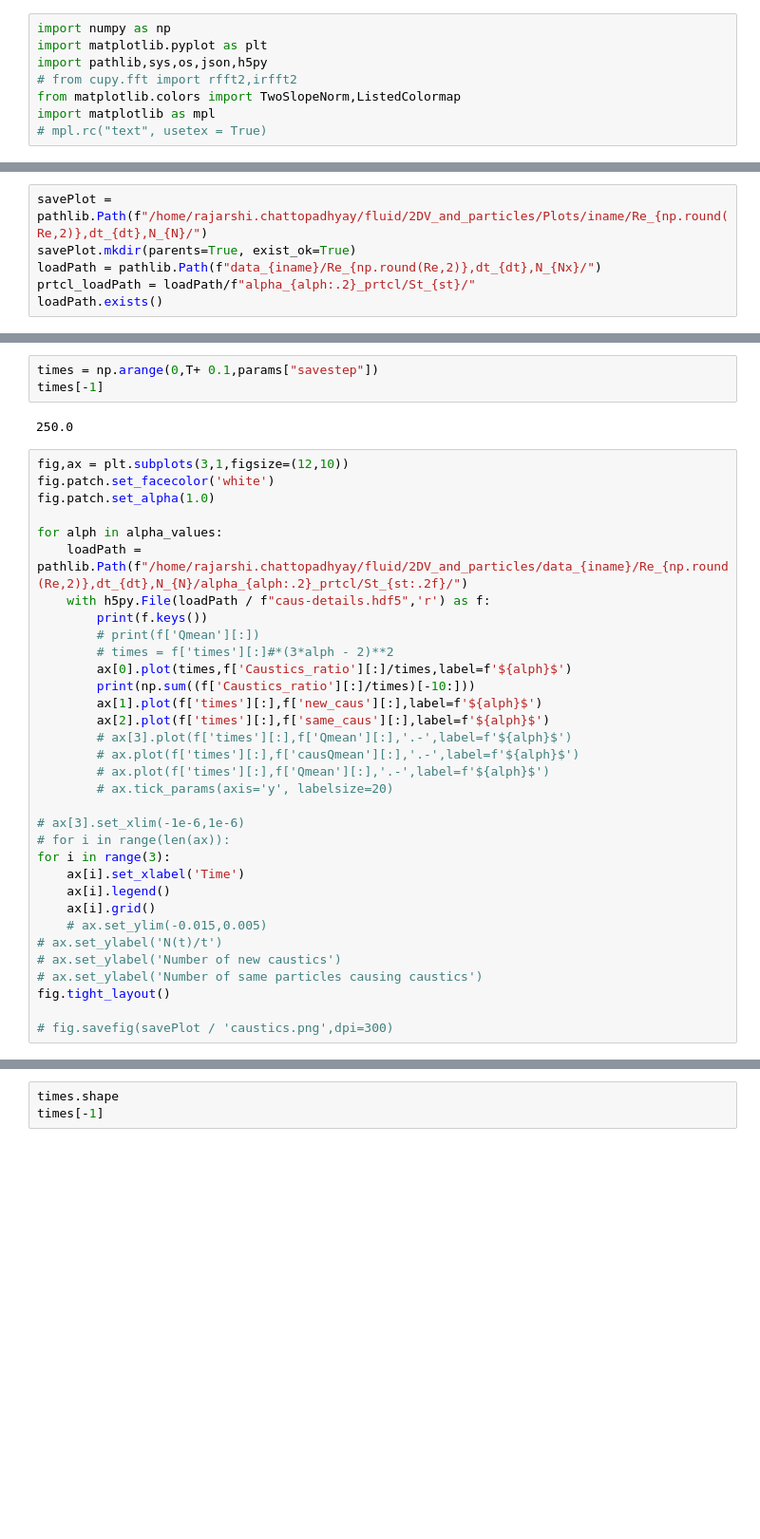
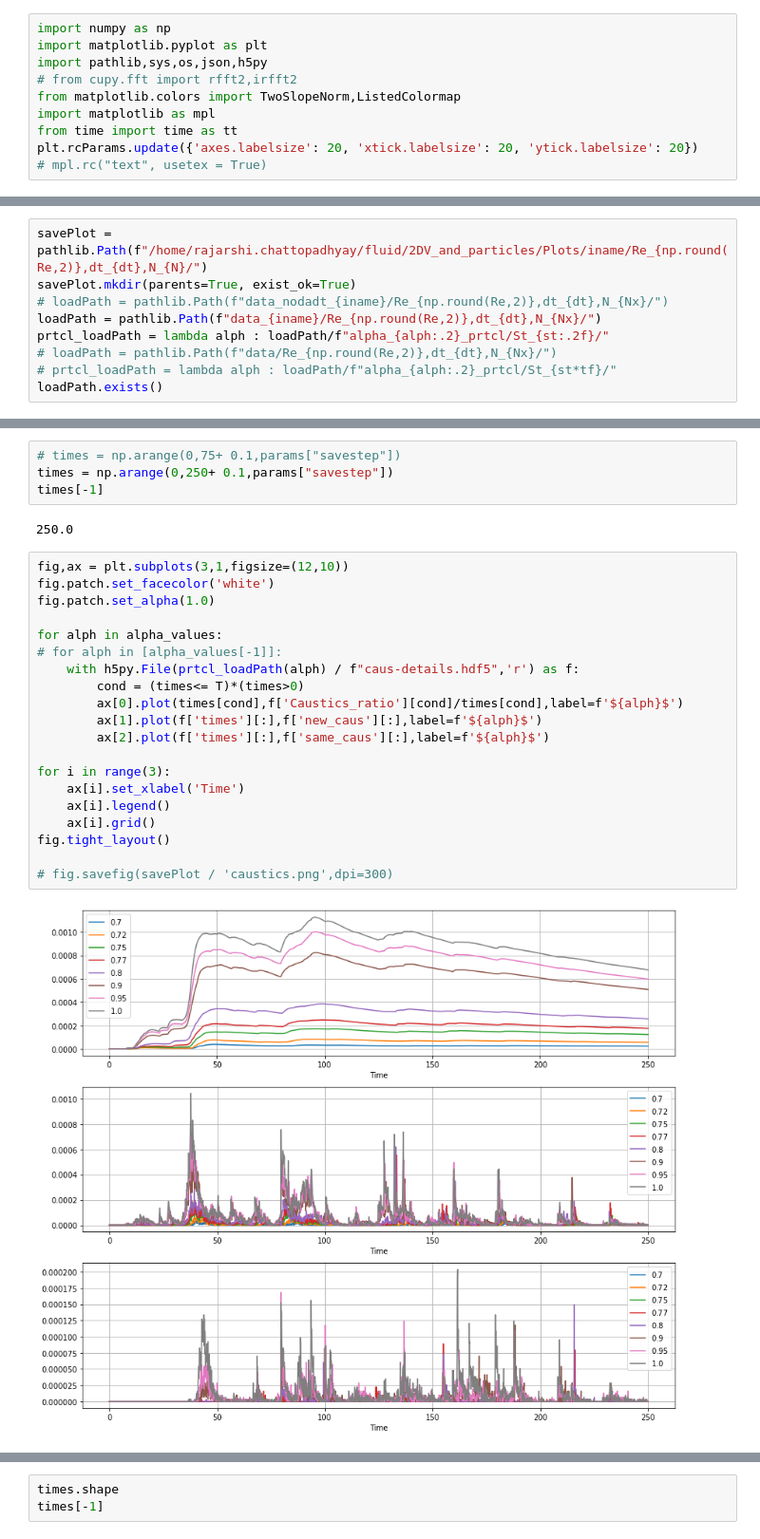
Before and after one commit to Rajarshi-prime/2D_HIT--GPU-, a Jupyter notebook: plotting-caustics.ipynb, the cells around one changed output, grey strips where cells are left out. Shown at 95% size. Saved outputs shown, nothing was run; the diff lists cells and outputs as text; blank space fills up the shorter version.

```diff
--- a/plotting-caustics.ipynb
+++ b/plotting-caustics.ipynb
@@ -5,6 +5,8 @@ import pathlib,sys,os,json,h5py
 # from cupy.fft import rfft2,irfft2
 from matplotlib.colors import TwoSlopeNorm,ListedColormap
 import matplotlib as mpl
+from time import time as tt
+plt.rcParams.update({'axes.labelsize': 20, 'xtick.labelsize': 20, 'ytick.labelsize': 20})
 # mpl.rc("text", usetex = True)
 # %%
 paramfile = '/home/rajarshi.chattopadhyay/fluid/2DV_and_particles/parameters.json'
@@ -32,8 +35,11 @@ st
 # %%
 savePlot = pathlib.Path(f"/home/rajarshi.chattopadhyay/fluid/2DV_and_particles/Plots/iname/Re_{np.round(Re,2)},dt_{dt},N_{N}/")
 savePlot.mkdir(parents=True, exist_ok=True)
+# loadPath = pathlib.Path(f"data_nodadt_{iname}/Re_{np.round(Re,2)},dt_{dt},N_{Nx}/")
 loadPath = pathlib.Path(f"data_{iname}/Re_{np.round(Re,2)},dt_{dt},N_{Nx}/")
-prtcl_loadPath = loadPath/f"alpha_{alph:.2}_prtcl/St_{st}/"
+prtcl_loadPath = lambda alph : loadPath/f"alpha_{alph:.2}_prtcl/St_{st:.2f}/"
+# loadPath = pathlib.Path(f"data/Re_{np.round(Re,2)},dt_{dt},N_{Nx}/")
+# prtcl_loadPath = lambda alph : loadPath/f"alpha_{alph:.2}_prtcl/St_{st*tf}/"
 loadPath.exists()
 # %% [output]
 True
@@ -43,40 +50,30 @@ alpha_values = np.array([0.70,0.72,0.75,0.77,0.8,0.9,0.95,1.0])
 def region(alph,Q):
     return np.where((alph**4 + 144* (alph - 1)**2*Q**2 + 8*(3*alph - 1)*alph**2*Q<0),1,0)
 # %%
-times = np.arange(0,T+ 0.1,params["savestep"])
+# times = np.arange(0,75+ 0.1,params["savestep"])
+times = np.arange(0,250+ 0.1,params["savestep"])
 times[-1]
 # %% [output]
 250.0
 # %%
 fig,ax = plt.subplots(3,1,figsize=(12,10))
 fig.patch.set_facecolor('white')
 fig.patch.set_alpha(1.0)
 
 for alph in alpha_values:
-    loadPath = pathlib.Path(f"/home/rajarshi.chattopadhyay/fluid/2DV_and_particles/data_{iname}/Re_{np.round(Re,2)},dt_{dt},N_{N}/alpha_{alph:.2}_prtcl/St_{st:.2f}/")
-    with h5py.File(loadPath / f"caus-details.hdf5",'r') as f:
-        print(f.keys())
-        # print(f['Qmean'][:])
-        # times = f['times'][:]#*(3*alph - 2)**2
-        ax[0].plot(times,f['Caustics_ratio'][:]/times,label=f'${alph}$')
-        print(np.sum((f['Caustics_ratio'][:]/times)[-10:]))
+# for alph in [alpha_values[-1]]:
+    with h5py.File(prtcl_loadPath(alph) / f"caus-details.hdf5",'r') as f:
+        cond = (times<= T)*(times>0)
+        ax[0].plot(times[cond],f['Caustics_ratio'][cond]/times[cond],label=f'${alph}$')
         ax[1].plot(f['times'][:],f['new_caus'][:],label=f'${alph}$')
         ax[2].plot(f['times'][:],f['same_caus'][:],label=f'${alph}$')
-        # ax[3].plot(f['times'][:],f['Qmean'][:],'.-',label=f'${alph}$')
-        # ax.plot(f['times'][:],f['causQmean'][:],'.-',label=f'${alph}$')
-        # ax.plot(f['times'][:],f['Qmean'][:],'.-',label=f'${alph}$')
-        # ax.tick_params(axis='y', labelsize=20)
 
-# ax[3].set_xlim(-1e-6,1e-6)
-# for i in range(len(ax)):
 for i in range(3):
     ax[i].set_xlabel('Time')
     ax[i].legend()
     ax[i].grid()
-    # ax.set_ylim(-0.015,0.005)
-# ax.set_ylabel('N(t)/t')
-# ax.set_ylabel('Number of new caustics')
-# ax.set_ylabel('Number of same particles causing caustics')
 fig.tight_layout()
 
 # fig.savefig(savePlot / 'caustics.png',dpi=300)
+# %% [output]
+[figure, added]
```
Also changed, not shown: parts of 48 cells of this notebook, 5 other files.
